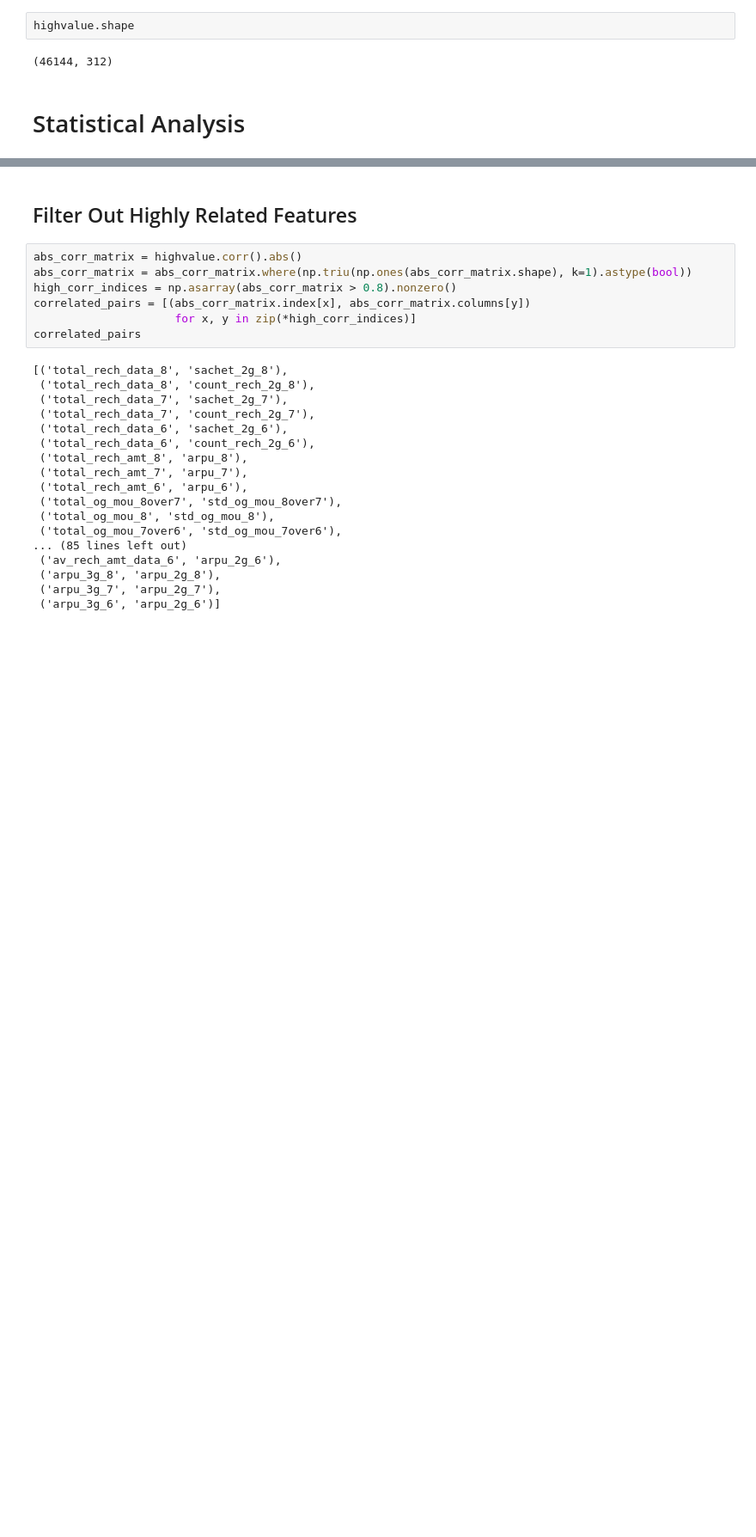
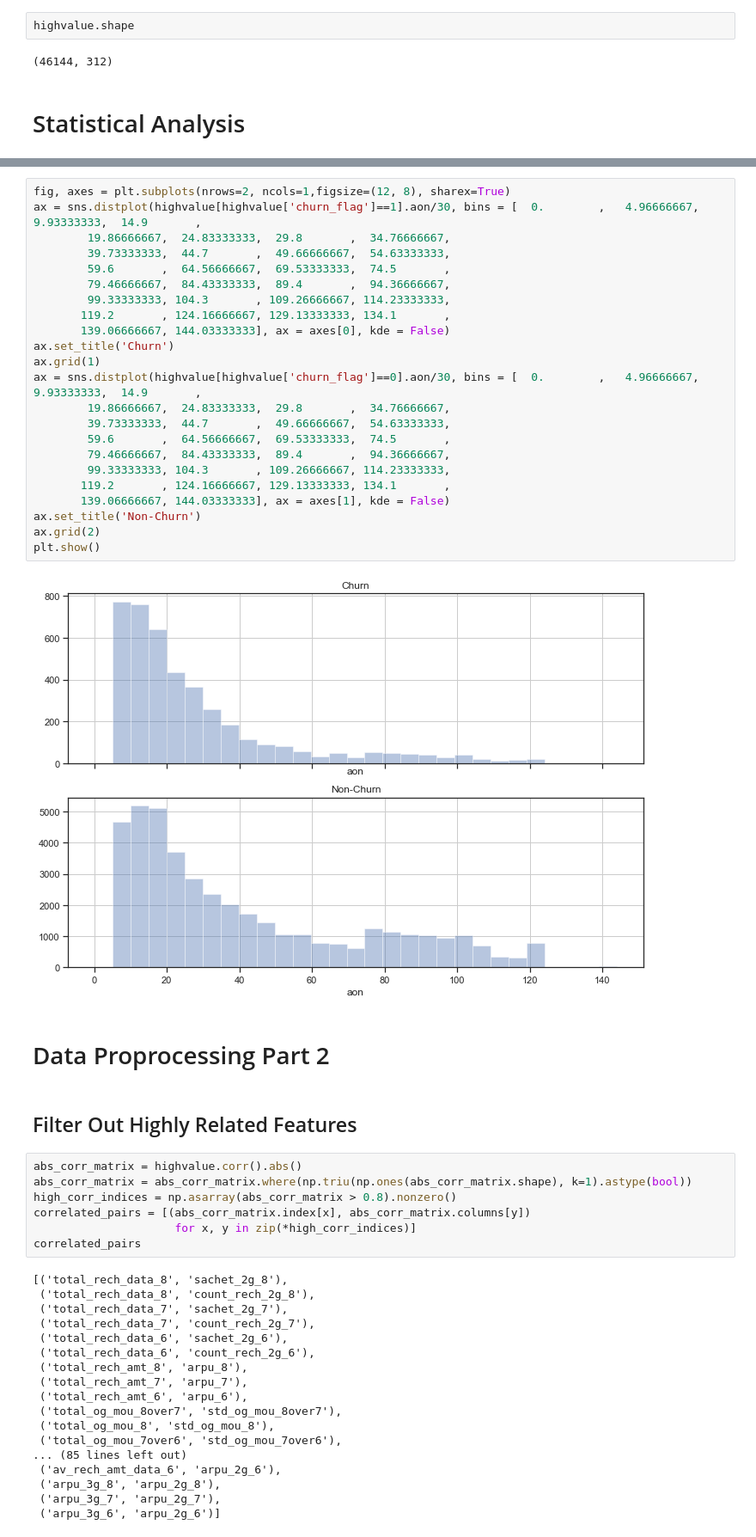
Before and after one commit to Crayon-ShinChan/ids-project, a Jupyter notebook: telecom_large/telecom.ipynb, the cells around one changed output, grey strips where cells are left out. Shown at 86% size. Cells and saved outputs as stored; diff of their text form; blank space fills up the shorter version.

```diff
--- a/telecom_large/telecom.ipynb
+++ b/telecom_large/telecom.ipynb
@@ -732,3 +780,30 @@ highvalue.shape
+# %%
+fig, axes = plt.subplots(nrows=2, ncols=1,figsize=(12, 8), sharex=True)
+ax = sns.distplot(highvalue[highvalue['churn_flag']==1].aon/30, bins = [  0.        ,   4.96666667,   9.93333333,  14.9       ,
+        19.86666667,  24.83333333,  29.8       ,  34.76666667,
+        39.73333333,  44.7       ,  49.66666667,  54.63333333,
+        59.6       ,  64.56666667,  69.53333333,  74.5       ,
+        79.46666667,  84.43333333,  89.4       ,  94.36666667,
+        99.33333333, 104.3       , 109.26666667, 114.23333333,
+       119.2       , 124.16666667, 129.13333333, 134.1       ,
+       139.06666667, 144.03333333], ax = axes[0], kde = False)
+ax.set_title('Churn')
+ax.grid(1)
+ax = sns.distplot(highvalue[highvalue['churn_flag']==0].aon/30, bins = [  0.        ,   4.96666667,   9.93333333,  14.9       ,
+        19.86666667,  24.83333333,  29.8       ,  34.76666667,
+        39.73333333,  44.7       ,  49.66666667,  54.63333333,
+        59.6       ,  64.56666667,  69.53333333,  74.5       ,
+        79.46666667,  84.43333333,  89.4       ,  94.36666667,
+        99.33333333, 104.3       , 109.26666667, 114.23333333,
+       119.2       , 124.16666667, 129.13333333, 134.1       ,
+       139.06666667, 144.03333333], ax = axes[1], kde = False)
+ax.set_title('Non-Churn')
+ax.grid(2)
+plt.show()
+# %% [output]
+[figure, added]
+# %% [markdown]
+# Data Proprocessing Part 2<a class="anchor" id="data-preprocessing-2"></a>
 # %% [markdown]
 ## Filter Out Highly Related Features <a class="anchor" id="filter-related"></a>
 # %%
```
Also changed, not shown: parts of 7 cells of this notebook.
